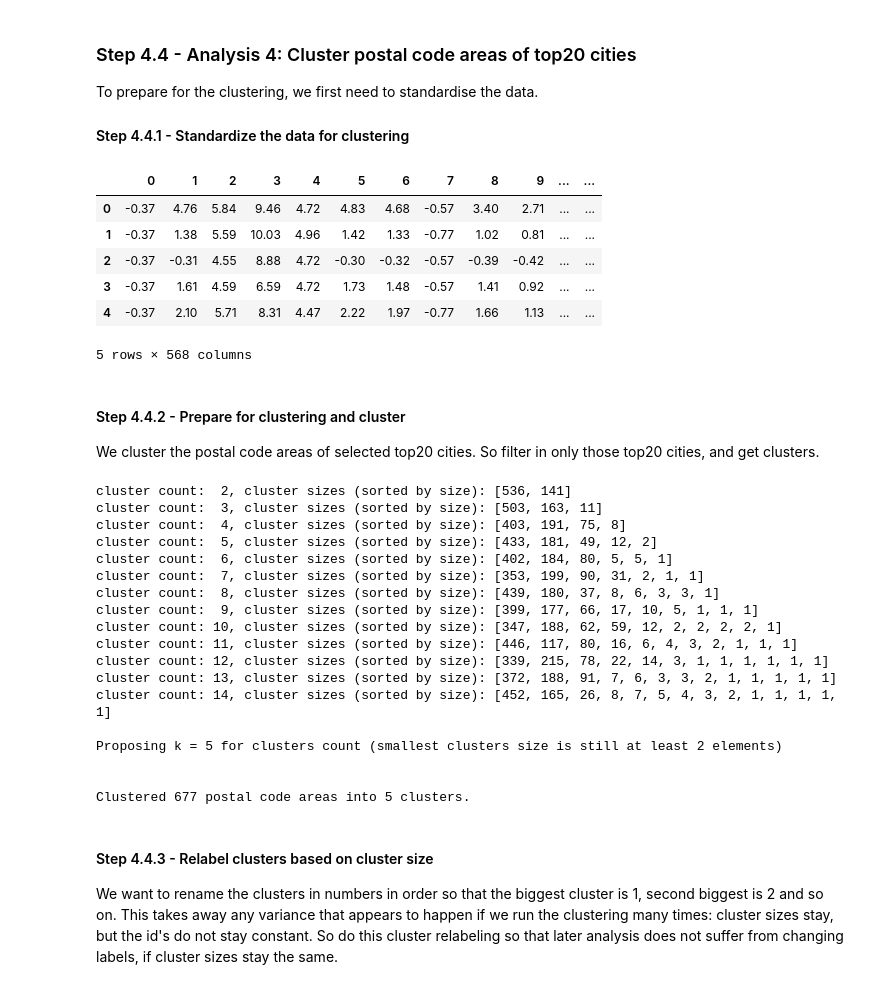
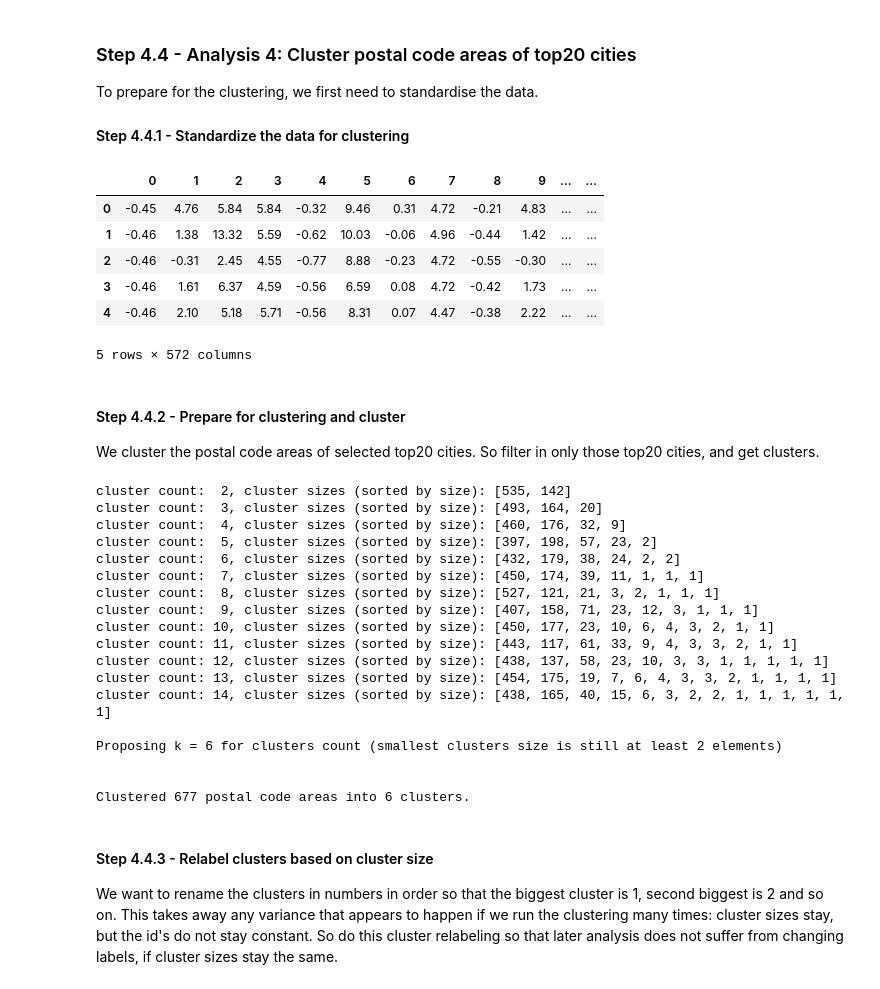
Before and after one commit to aitennek/Coursera_Capstone, a Jupyter notebook: Final_assignment/Capstone workbook.ipynb, the cells around one changed output. Cells and saved outputs as stored; diff of their text form; code cells hidden in the pictures.

Commit message:
Added relative metrics, mostly done for them

```diff
--- a/Final_assignment/Capstone workbook.ipynb
+++ b/Final_assignment/Capstone workbook.ipynb
@@ -198,6 +198,28 @@ def paavo_filter_rows_on_column(df, col_index):
     return filtered_df
 
 print("paavo_filter_rows_on_column() defined.")
+
+
+# Helper / convenience function to add relative metrics into a dataframe.
+# new_col_name value will be col1_name / col2_name.
+# Additionally sorts the new column right after the latter of input columns.
+def add_relative_metric_into_df(df, new_col_name, col1_name, col2_name):
+
+    # first do the adding of the metrics
+    df[new_col_name] = df[col1_name] / df[col2_name]
+    df_cols = df.columns.tolist()
+
+    # then position the new metric right of the col1, col2, whichever is more to the right.
+    col1_index = df_cols.index(col1_name)
+    col2_index = df_cols.index(col2_name)
+    df_cols.remove(new_col_name)
+    df_cols.insert(max(col1_index, col2_index) + 1, new_col_name)
+    df = df[df_cols]
+
+    return df
+
+print('add_relative_metric_into_df() defined.')
+
 
 
 ### ---------------------------------------------------------
@@ -1108,0 +1142,6 @@ Merge result has shape: (2093, 573)
+# %%
+paavo_venues_df = add_relative_metric_into_df(paavo_venues_df, 'Inhabitants per km2', 'Inhabitants, total, 2017 (HE)', 'Surface area')
+paavo_venues_df = add_relative_metric_into_df(paavo_venues_df, 'Inhabitants per venue', 'Inhabitants, total, 2017 (HE)', 'Venues Total')
+paavo_venues_df = add_relative_metric_into_df(paavo_venues_df, 'Inhabitants per cafe', 'Inhabitants, total, 2017 (HE)', 'Cafes Total')
+paavo_venues_df = add_relative_metric_into_df(paavo_venues_df, 'Inhabitants per restaurant', 'Inhabitants, total, 2017 (HE)', 'Restaurants Total')
+paavo_venues_df.iloc[:5, :15]
@@ -1402,30 +1448,31 @@ To prepare for the clustering, we first need to standardise the data.
 # %%
 
 # Prepare a list of columns that will be standardized and used in clustering
 
 paavo_venues_stan_cols_list = paavo_venues_df.columns.tolist()
 paavo_venues_stan_cols_list = paavo_venues_stan_cols_list[3:]
 paavo_venues_stan_cols_list.remove('PC Longitude')
 paavo_venues_stan_cols_list.remove('PC Latitude')
 paavo_venues_stan_cols_list.remove('X coordinate in metres')
 paavo_venues_stan_cols_list.remove('Y coordinate in metres')
 
 # Create the standardized version of data.  Include PC and City columns for filtering for diffenent clusters.
 
 standardized_df = paavo_venues_df[paavo_venues_stan_cols_list].astype('float64')
+standardized_df = standardized_df.replace([np.inf, -np.inf], 0)
 standardized_np = preprocessing.StandardScaler().fit_transform(standardized_df)
 standardized_df = pd.DataFrame(standardized_np)
 standardized_df['PC'] = paavo_venues_df['PC']
 standardized_df['City'] = paavo_venues_df['City']
 standardized_df.head()
 # %% [output]
 |  | 0 | 1 | 2 | 3 | 4 | 5 | 6 | 7 | 8 | 9 | ... | ... |
-| 0 | -0.37 | 4.76 | 5.84 | 9.46 | 4.72 | 4.83 | 4.68 | -0.57 | 3.40 | 2.71 | ... | ... |
-| 1 | -0.37 | 1.38 | 5.59 | 10.03 | 4.96 | 1.42 | 1.33 | -0.77 | 1.02 | 0.81 | ... | ... |
-| 2 | -0.37 | -0.31 | 4.55 | 8.88 | 4.72 | -0.30 | -0.32 | -0.57 | -0.39 | -0.42 | ... | ... |
-| 3 | -0.37 | 1.61 | 4.59 | 6.59 | 4.72 | 1.73 | 1.48 | -0.57 | 1.41 | 0.92 | ... | ... |
-| 4 | -0.37 | 2.10 | 5.71 | 8.31 | 4.47 | 2.22 | 1.97 | -0.77 | 1.66 | 1.13 | ... | ... |
+| 0 | -0.45 | 4.76 | 5.84 | 5.84 | -0.32 | 9.46 | 0.31 | 4.72 | -0.21 | 4.83 | ... | ... |
+| 1 | -0.46 | 1.38 | 13.32 | 5.59 | -0.62 | 10.03 | -0.06 | 4.96 | -0.44 | 1.42 | ... | ... |
+| 2 | -0.46 | -0.31 | 2.45 | 4.55 | -0.77 | 8.88 | -0.23 | 4.72 | -0.55 | -0.30 | ... | ... |
+| 3 | -0.46 | 1.61 | 6.37 | 4.59 | -0.56 | 6.59 | 0.08 | 4.72 | -0.42 | 1.73 | ... | ... |
+| 4 | -0.46 | 2.10 | 5.18 | 5.71 | -0.56 | 8.31 | 0.07 | 4.47 | -0.38 | 2.22 | ... | ... |
-5 rows × 568 columns
+5 rows × 572 columns
 # %% [markdown]
 #### Step 4.4.2 - Prepare for clustering and cluster
 
@@ -1440,24 +1487,24 @@ bare_clustering_1_df = bare_clustering_1_df.drop(['PC', 'City'], axis=1)
 # CLUSTER !!!
 k, clusters = get_KMeans_clusters_with_best_k(bare_clustering_1_df)
 # %% [output]
-cluster count:  2, cluster sizes (sorted by size): [536, 141]
-cluster count:  3, cluster sizes (sorted by size): [503, 163, 11]
-cluster count:  4, cluster sizes (sorted by size): [403, 191, 75, 8]
-cluster count:  5, cluster sizes (sorted by size): [433, 181, 49, 12, 2]
-cluster count:  6, cluster sizes (sorted by size): [402, 184, 80, 5, 5, 1]
-cluster count:  7, cluster sizes (sorted by size): [353, 199, 90, 31, 2, 1, 1]
-cluster count:  8, cluster sizes (sorted by size): [439, 180, 37, 8, 6, 3, 3, 1]
-cluster count:  9, cluster sizes (sorted by size): [399, 177, 66, 17, 10, 5, 1, 1, 1]
-cluster count: 10, cluster sizes (sorted by size): [347, 188, 62, 59, 12, 2, 2, 2, 2, 1]
-cluster count: 11, cluster sizes (sorted by size): [446, 117, 80, 16, 6, 4, 3, 2, 1, 1, 1]
-cluster count: 12, cluster sizes (sorted by size): [339, 215, 78, 22, 14, 3, 1, 1, 1, 1, 1, 1]
-cluster count: 13, cluster sizes (sorted by size): [372, 188, 91, 7, 6, 3, 3, 2, 1, 1, 1, 1, 1]
-cluster count: 14, cluster sizes (sorted by size): [452, 165, 26, 8, 7, 5, 4, 3, 2, 1, 1, 1, 1, 1]
+cluster count:  2, cluster sizes (sorted by size): [535, 142]
+cluster count:  3, cluster sizes (sorted by size): [493, 164, 20]
+cluster count:  4, cluster sizes (sorted by size): [460, 176, 32, 9]
+cluster count:  5, cluster sizes (sorted by size): [397, 198, 57, 23, 2]
+cluster count:  6, cluster sizes (sorted by size): [432, 179, 38, 24, 2, 2]
+cluster count:  7, cluster sizes (sorted by size): [450, 174, 39, 11, 1, 1, 1]
+cluster count:  8, cluster sizes (sorted by size): [527, 121, 21, 3, 2, 1, 1, 1]
+cluster count:  9, cluster sizes (sorted by size): [407, 158, 71, 23, 12, 3, 1, 1, 1]
+cluster count: 10, cluster sizes (sorted by size): [450, 177, 23, 10, 6, 4, 3, 2, 1, 1]
+cluster count: 11, cluster sizes (sorted by size): [443, 117, 61, 33, 9, 4, 3, 3, 2, 1, 1]
+cluster count: 12, cluster sizes (sorted by size): [438, 137, 58, 23, 10, 3, 3, 1, 1, 1, 1, 1]
+cluster count: 13, cluster sizes (sorted by size): [454, 175, 19, 7, 6, 4, 3, 3, 2, 1, 1, 1, 1]
+cluster count: 14, cluster sizes (sorted by size): [438, 165, 40, 15, 6, 3, 2, 2, 1, 1, 1, 1, 1, 1]
 
-Proposing k = 5 for clusters count (smallest clusters size is still at least 2 elements)
+Proposing k = 6 for clusters count (smallest clusters size is still at least 2 elements)
 
 
-Clustered 677 postal code areas into 5 clusters.
+Clustered 677 postal code areas into 6 clusters.
 # %% [markdown]
 #### Step 4.4.3 - Relabel clusters based on cluster size
 
```
Also changed, not shown: parts of 24 cells of this notebook.
